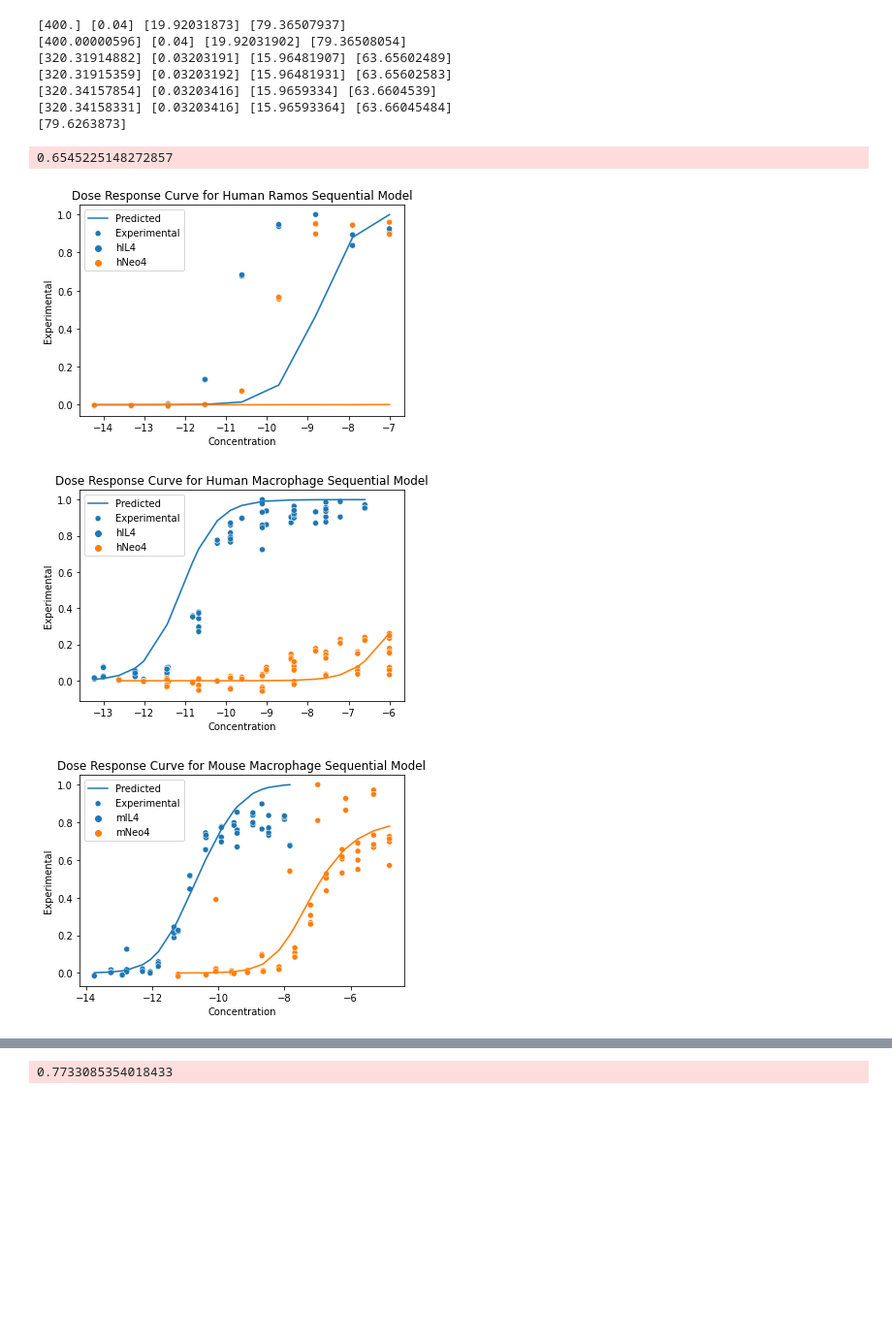
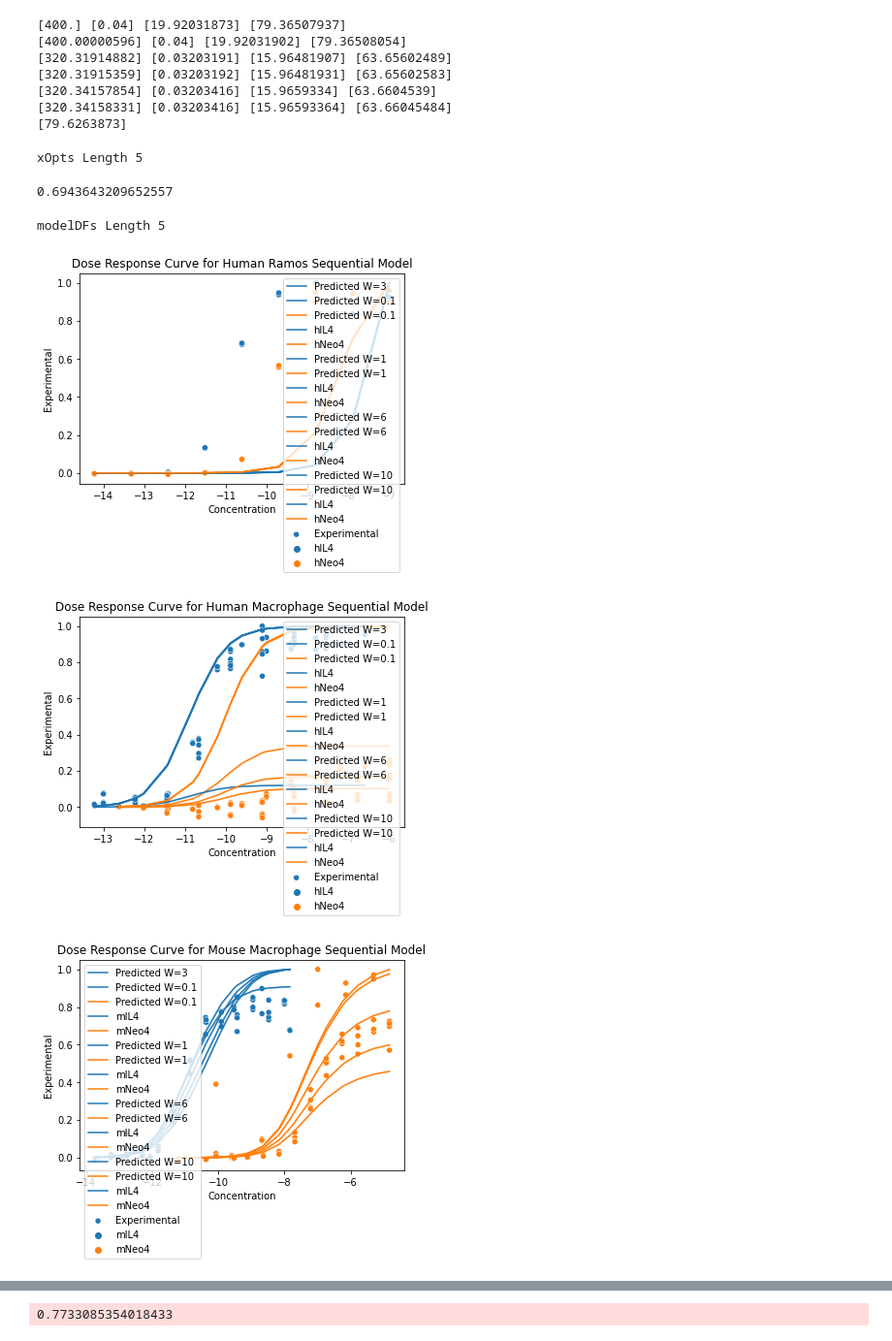
Before and after one commit to meyer-lab/IL4-model, a Jupyter notebook: polyc.ipynb, the cells around one changed output, grey strips where cells are left out. Shown at 97% size. Drawn from its saved outputs; the diff is of its cells as text; code cells hidden in the pictures; blank space fills up the shorter version.

Commit message:
VariedWeightPlots

```diff
--- a/polyc.ipynb
+++ b/polyc.ipynb
@@ -55,23 +30,3 @@ array([1.38819041e+19, 3.02525356e+06, 2.19780127e+00, 1.63178099e+02,
        1.31474819e+01, 2.62818480e+02, 1.25020874e+03, 5.58856170e+02,
        2.09968860e-01, 9.85037672e+02, 4.57039431e+00, 1.38785924e+00,
        1.38116161e+04, 1.31337940e+03])
-# %%
-xOptimal = [ 2.16130122, -5.77796883, 0.77308023, 0.39641723, -3.22941785, 3.05773702, -6.6706885, 0.9853207, -0.37734673, -3.02763654, 3.95854936, 2.]
-
-xOptimal = [ 2.83023565, -6.37006899, -0.25114767 , 1.18593169, -3.40644229, 0.34760604, -6.54557802, 1.99042059, -0.74369221, -3.37613394, 3.6482964, 2.00748256]
-
-
-print(residsSeq(xOptimal, False))
-modelDF = residsSeq(xOptimal, True)
-print(r2_score(modelDF.Experimental.values, modelDF.Predicted.values))
-
-for cell in modelDF.Cell.unique():
-    for animal in modelDF.loc[modelDF.Cell == cell].Animal.unique():
-        isoData = modelDF.loc[(modelDF.Cell == cell) & (modelDF.Animal == animal)]
-        fig, ax = plt.subplots()
-        sns.scatterplot(data=isoData, x="Concentration", y="Experimental", label="Experimental", hue="Ligand")
-        sns.lineplot(data=isoData, x="Concentration", y="Predicted", label="Predicted", hue="Ligand")
-        ax.set_title("Dose Response Curve for " + animal + " " + cell)
-        handles, labels = ax.get_legend_handles_labels()
-        ax.legend([handles[0]] + handles[4::], [labels[0]] + labels[4::])
-        #plt.savefig("UnConstrained"+animal+cell+".svg")
@@ -116,21 +59,51 @@ print(SignalingFunc(IL4Ra, KDs, recs, conc, 1))
 [79.6263873]
 # %%
 xOptimal = pd.read_csv("src/data/CurrentFitSeq.csv").x.values
+
+
+#Generate range of xOptimals
+xOpts = [xOptimal]
+
+weights = [0.1,1,6,10]
+
+for weight in weights:
+    xOptimal_new = np.copy(xOptimal)
+    xOptimal_new[0] = weight
+    xOpts.append(xOptimal_new)
+
+print("xOpts Length "+ str(len(xOpts)))
+#Generate range of models
 modelDF = residsSeq(xOptimal, True)
 print(r2_score(modelDF.Experimental.values, modelDF.Predicted.values))
 
+modelDFs = [modelDF]
+
+for i in range(1,len(xOpts)):
+    modelDF_new = residsSeq(xOpts[i], True)
+    modelDFs.append(modelDF_new)
+
+print("modelDFs Length "+ str(len(modelDFs)))
+
+
+
+
 for cell in modelDF.Cell.unique():
     for animal in modelDF.loc[modelDF.Cell == cell].Animal.unique():
+        weights = [3,0.1,1,6,10]
         isoData = modelDF.loc[(modelDF.Cell == cell) & (modelDF.Animal == animal)]
         fig, ax = plt.subplots()
         sns.scatterplot(data=isoData, x="Concentration", y="Experimental", label="Experimental", hue="Ligand")
-        sns.lineplot(data=isoData, x="Concentration", y="Predicted", label="Predicted", hue="Ligand")
+        for i, modelDF_ in enumerate(modelDFs):
+            isoData_ = modelDF_.loc[(modelDF_.Cell == cell) & (modelDF_.Animal == animal)]
+            sns.lineplot(data=isoData_, x="Concentration", y="Predicted", label="Predicted W="+str(weights[i]), hue="Ligand")
         ax.set_title("Dose Response Curve for " + animal + " " + cell + " Sequential Model")
         handles, labels = ax.get_legend_handles_labels()
         ax.legend([handles[0]] + handles[4::], [labels[0]] + labels[4::])
         #plt.savefig("UnConstrained"+animal+cell+".svg")
 # %% [output]
-0.6545225148272857
+xOpts Length 5
+0.6943643209652557
+modelDFs Length 5
-[figure, old version]
+[figure, new version]
-[figure, old version]
+[figure, new version]
-[figure, old version]
+[figure, new version]
```
Also changed, not shown: parts of 4 cells of this notebook.
